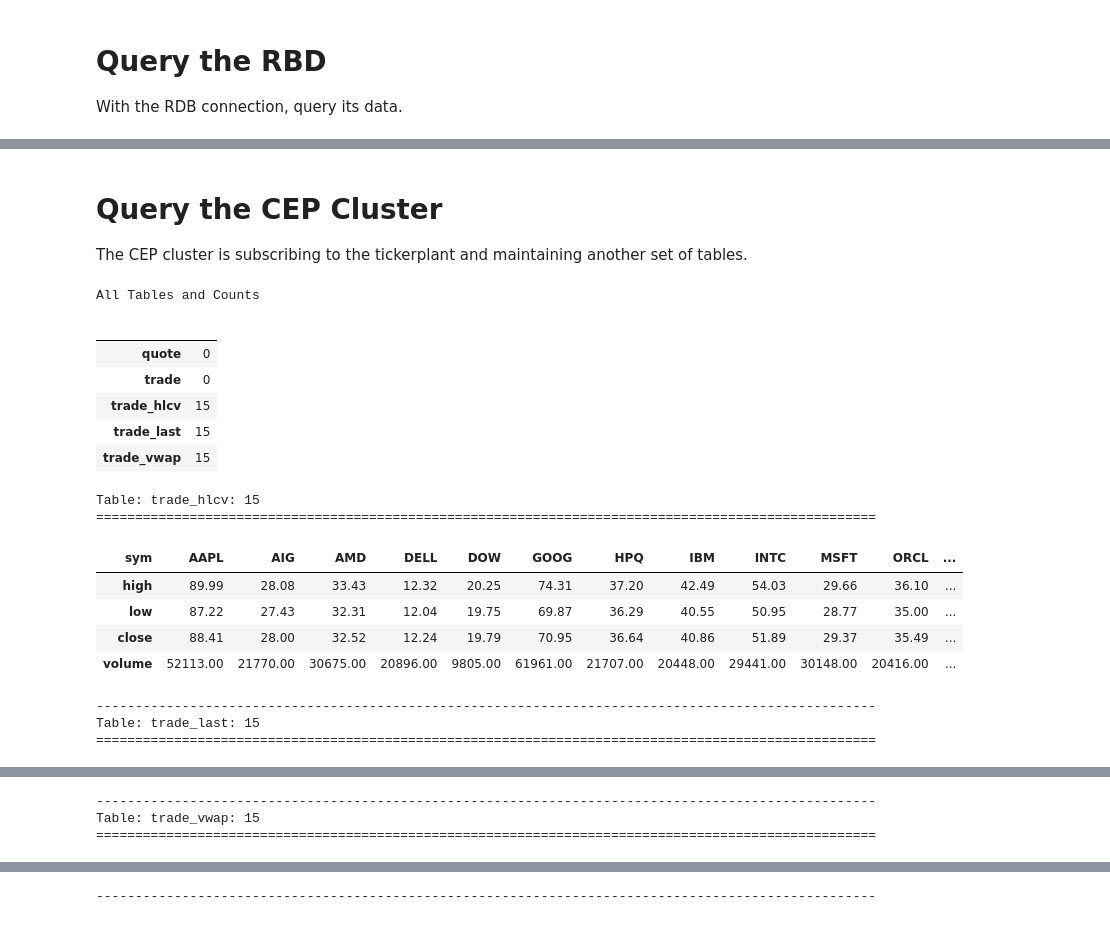
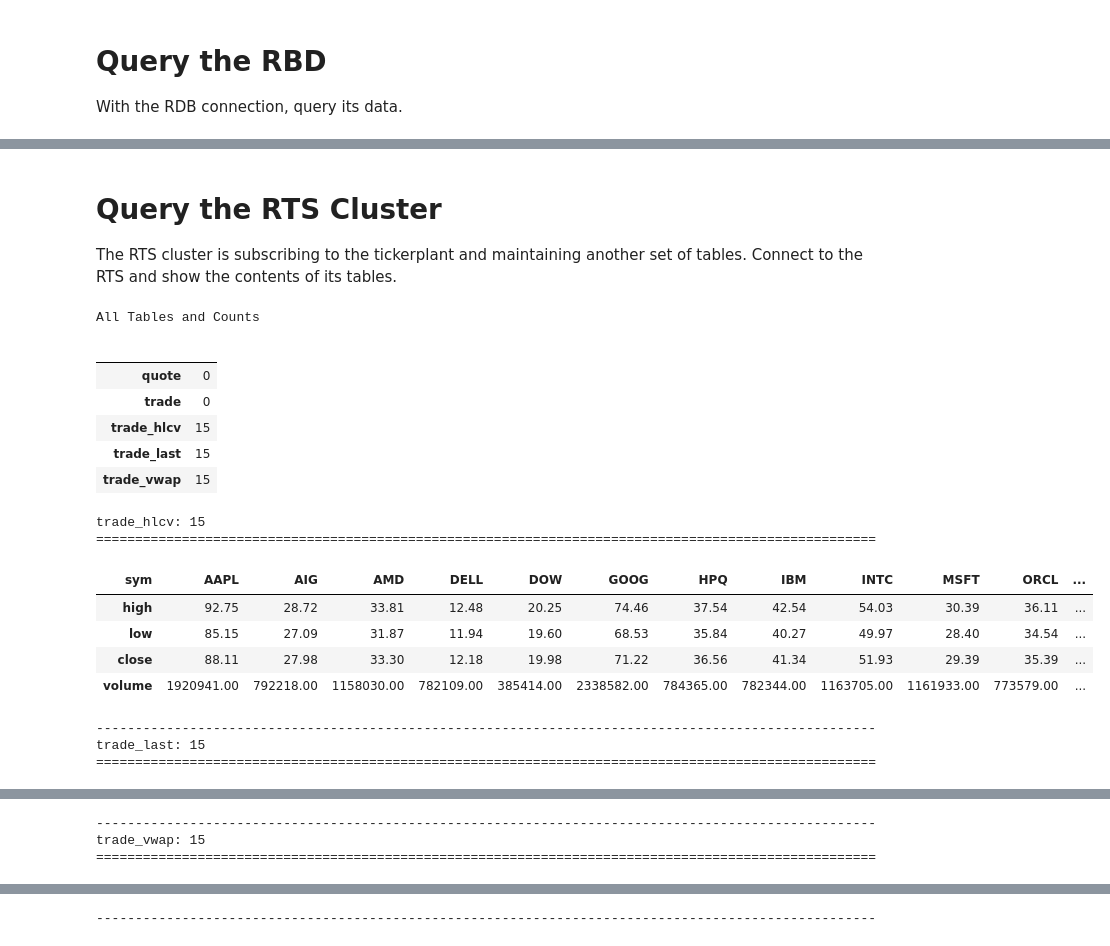
Before and after one commit to aws/amazon-finspace-examples, a Jupyter notebook: ManagedkdbInsights/basic_tick_V3/pykx_query_all.ipynb, the cells around one changed output, grey strips where cells are left out. Saved outputs shown, nothing was run; the diff lists cells and outputs as text; code cells hidden in the pictures.

Commit message:
CRP to RTS to match kdb names

```diff
--- a/ManagedkdbInsights/basic_tick_V3/pykx_query_all.ipynb
+++ b/ManagedkdbInsights/basic_tick_V3/pykx_query_all.ipynb
@@ -52,8 +52,8 @@ tp  = get_pykx_connection(client,
 rdb = get_pykx_connection(client,
                            environmentId=ENV_ID, clusterName=RDB_CLUSTER_NAME,
                            userName=KDB_USERNAME, boto_session=session)
-cep = get_pykx_connection(client,
-                           environmentId=ENV_ID, clusterName=CEP_CLUSTER_NAME,
+rts = get_pykx_connection(client,
+                           environmentId=ENV_ID, clusterName=RTS_CLUSTER_NAME,
                            userName=KDB_USERNAME, boto_session=session)
 gw = get_pykx_connection(client,
                           environmentId=ENV_ID, clusterName=GW_CLUSTER_NAME,
@@ -76,12 +76,12 @@ tables = hdb('tables[]').py()
 for t in tables:
     # anything to display?
     tt = hdb(f"select {t}s:count i by date from {t} where date in 10#desc date").pd()
-    r = len(tt.index)
+    r = rdb(f'count {t}').py()
 
     if r == 0:
         continue
 
-    print(f'Table: {t}: {r:,}')
+    print(f'{t}: {r:,}')
     print(40*'-')
     display(tt)
     print(40*'=')
@@ -248,47 +267,50 @@ display( hdb(".query.data[`trade;`IBM;.z.P-5D;.z.P]") )
 # %% [markdown]
-# Query the CEP Cluster
-The CEP cluster is subscribing to the tickerplant and maintaining another set of tables.
+# Query the RTS Cluster
+The RTS cluster is subscribing to the tickerplant and maintaining another set of tables. Connect to the RTS and show the contents of its tables.
 # %%
 # inventory of tables in the database and rows in each
 print("All Tables and Counts")
-display( cep("tables[]!count each value each tables[]") )
+display( rts("tables[]!count each value each tables[]") )
 
-tables = cep('tables[]').py()
+tables = rts('tables[]').py()
 
+# show contents of tables
 for t in tables:
     # anything to display?
-    tt = cep(f"select from {t}").pd()
+    tt = rts(f"select from {t}").pd()
     r = len(tt.index)
 
+    # nothing in table
     if r == 0:
         continue
 
-    print(f'Table: {t}: {r:,}')
+    # print table contents
+    print(f'{t}: {r:,}')
     print(100*'=')
 
     # Contents of table, transponse if small
     if r < 20:
         display(tt.T)
     else:
         display(tt)
     print(100*'-')
 # %% [output]
 All Tables and Counts
 |  |  |
 |  |  |
 | quote | 0 |
 | trade | 0 |
 | trade_hlcv | 15 |
 | trade_last | 15 |
 | trade_vwap | 15 |
-Table: trade_hlcv: 15
+trade_hlcv: 15
 ====================================================================================================
 | sym | AAPL | AIG | AMD | DELL | DOW | GOOG | HPQ | IBM | INTC | MSFT | ORCL | ... |
-| high | 89.99 | 28.08 | 33.43 | 12.32 | 20.25 | 74.31 | 37.20 | 42.49 | 54.03 | 29.66 | 36.10 | ... |
-| low | 87.22 | 27.43 | 32.31 | 12.04 | 19.75 | 69.87 | 36.29 | 40.55 | 50.95 | 28.77 | 35.00 | ... |
-| close | 88.41 | 28.00 | 32.52 | 12.24 | 19.79 | 70.95 | 36.64 | 40.86 | 51.89 | 29.37 | 35.49 | ... |
-| volume | 52113.00 | 21770.00 | 30675.00 | 20896.00 | 9805.00 | 61961.00 | 21707.00 | 20448.00 | 29441.00 | 30148.00 | 20416.00 | ... |
+| high | 92.75 | 28.72 | 33.81 | 12.48 | 20.25 | 74.46 | 37.54 | 42.54 | 54.03 | 30.39 | 36.11 | ... |
+| low | 85.15 | 27.09 | 31.87 | 11.94 | 19.60 | 68.53 | 35.84 | 40.27 | 49.97 | 28.40 | 34.54 | ... |
+| close | 88.11 | 27.98 | 33.30 | 12.18 | 19.98 | 71.22 | 36.56 | 41.34 | 51.93 | 29.39 | 35.39 | ... |
+| volume | 1920941.00 | 792218.00 | 1158030.00 | 782109.00 | 385414.00 | 2338582.00 | 784365.00 | 782344.00 | 1163705.00 | 1161933.00 | 773579.00 | ... |
 ----------------------------------------------------------------------------------------------------
-Table: trade_last: 15
+trade_last: 15
 ====================================================================================================
 | sym | AAPL | AIG | AMD | DELL | DOW | GOOG | HPQ | IBM | INTC | MSFT | ORCL | ... |
@@ -298,4 +320,4 @@ Table: trade_last: 15
 ----------------------------------------------------------------------------------------------------
-Table: trade_vwap: 15
+trade_vwap: 15
 ====================================================================================================
 | sym | AAPL | AIG | AMD | DELL | DOW | GOOG | HPQ | IBM | INTC | MSFT | ORCL | ... |
```
Also changed, not shown: parts of 8 cells of this notebook, 9 other files.
